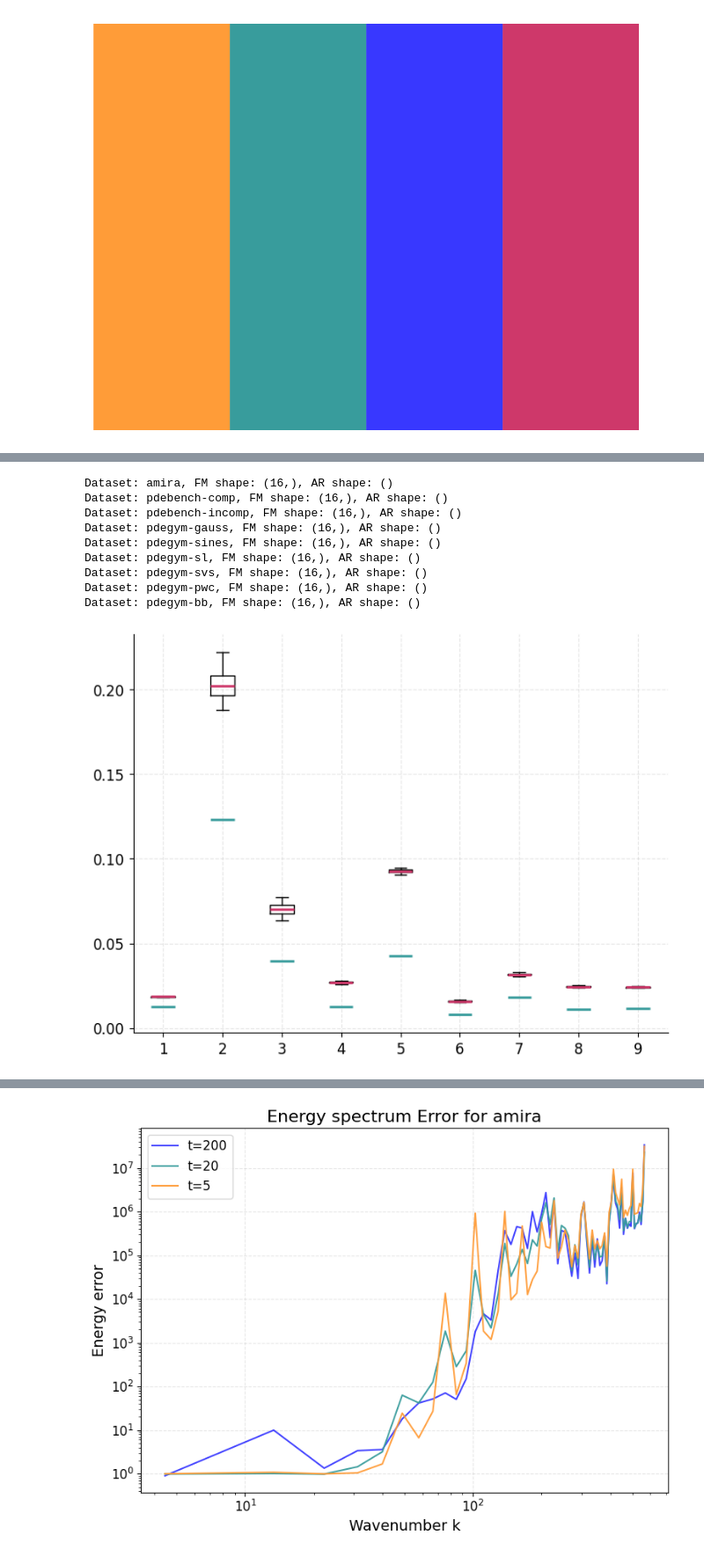
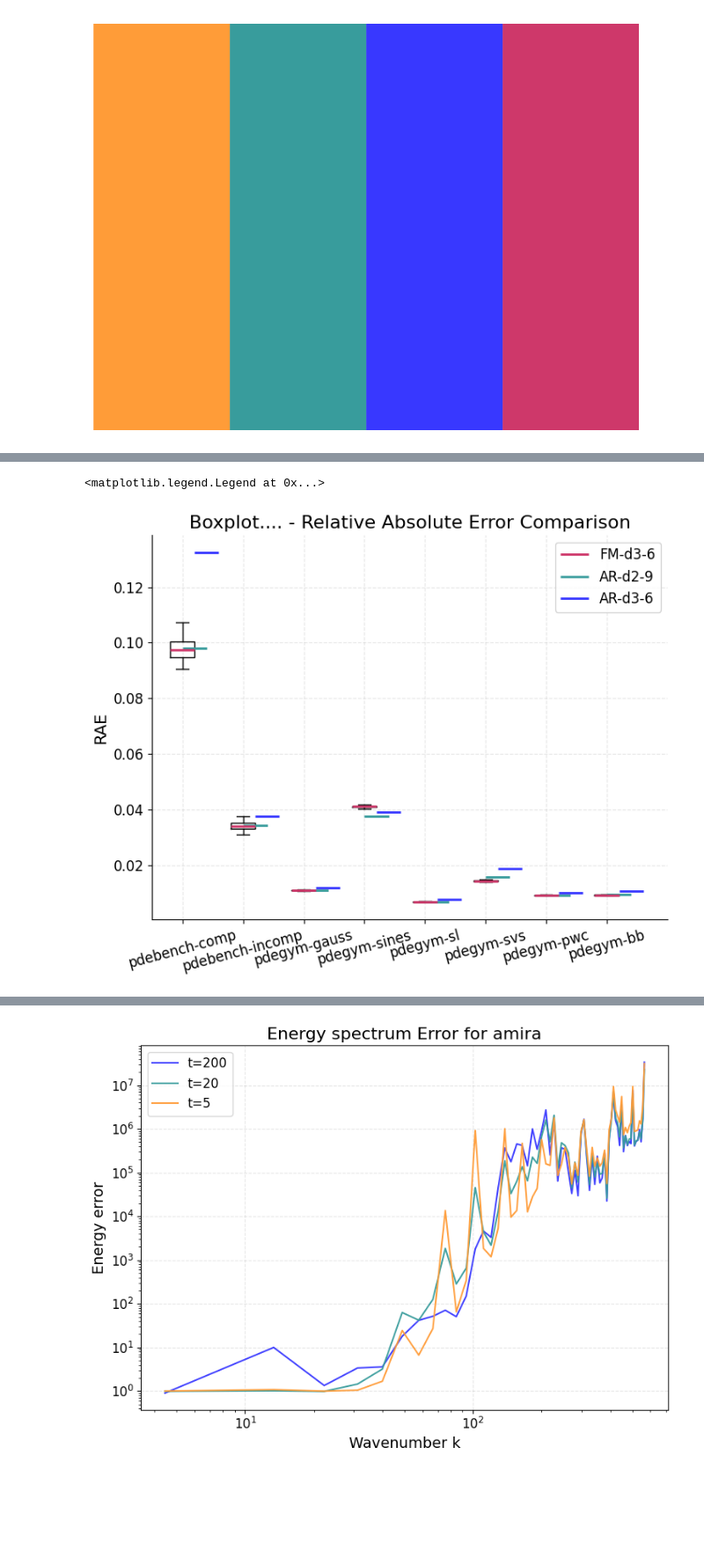
Before and after one commit to tpharmsen/FluidGPT, a Jupyter notebook: src/scripts/graphGeneration.ipynb, the cells around one changed output, grey strips where cells are left out. Shown at 88% size. Drawn from its saved outputs; the diff is of its cells as text; code cells hidden in the pictures; blank space fills up the shorter version.

```diff
--- a/src/scripts/graphGeneration.ipynb
+++ b/src/scripts/graphGeneration.ipynb
@@ -46,10 +46,7 @@ plt.close()
 # %% [output]
 [figure]
 # %%
-#file_path = "fm/fm-val-b200/ms_error/individual_rollout_rae_pdebench-incomp.json"
-file_path = "old_data/fm/fm-val-b200/ms_error/individual_rollout_rae_pdebench-comp.json"
-#file_path = "fm/fm-val-b200/ms_error/individual_rollout_rae_amira.json"
-# print all files in the directory
+file_path = "../../../FluidGPT_validation/temp_data/fm_test/ms_error/"
 directory = os.path.dirname(file_path)
 for filename in os.listdir(directory):
     if filename.startswith("individual") and not filename.endswith("amira.json") and not filename.endswith("incomp.json"):
@@ -69,52 +82,73 @@ FileNotFoundError: [Errno 2] No such file or directory: 'old_data/fm/fm-val-b200
 # %%
-base_path_ar = "../../../FluidGPT_validation/temp_data/val-ar-tiny/ss_error/"
-base_path_fm = "../../../FluidGPT_validation/old_data/fm/fm-val-b200/ss_error/"
+base_path_ar = "../../../FluidGPT_validation/final_data/MTT/ar-d2-9/ss_error/"
+base_path_ar2 = "../../../FluidGPT_validation/final_data/MTT/ar-d3-6/ss_error/"
+#base_path_fm = "../../../FluidGPT_validation/old_data/fm/fm-val-b200/ss_error/"
+base_path_fm = "../../../FluidGPT_validation/temp_data/fm_test/ss_error/"
 error_type = "rae"  # or "rrmse"
+error_type_str = {"rae": "Relative Absolute Error", "rrmse": "Relative Root Mean Square Error"}
 list_avg_ar = []
+list_avg_ar2 = []
 list_fm_data = []
+box_width = 0.4
+offset = 0.2
 
 for dataset_name in ["amira", "pdebench-comp", "pdebench-incomp", "pdegym-gauss", "pdegym-sines", "pdegym-sl", "pdegym-svs", "pdegym-pwc", "pdegym-bb"]:
+    if dataset_name == "amira":
+        continue
     filename_ar = f"{base_path_ar}individual_{error_type}_{dataset_name}.json"
+    filename_ar2 = f"{base_path_ar2}individual_{error_type}_{dataset_name}.json"
     filename_fm = f"{base_path_fm}individual_{error_type}_{dataset_name}.json"
 
+    with open(filename_ar, "r") as f:
+        data_ar = np.array(json.load(f))
+    with open(filename_ar2, "r") as f:
+        data_ar2 = np.array(json.load(f))
     with open(filename_fm, "r") as f:
         data_fm = np.array(json.load(f))
-    with open(filename_ar, "r") as f:
-        data_ar = np.array(json.load(f))
 
+    #data_ar = np.sort(data_ar)
+    #data_ar2 = np.sort(data_ar2)
     data_fm = np.sort(data_fm)
-    data_ar = np.sort(data_ar)
     avg_ar = np.mean(data_ar, axis=0)
+    avg_ar2 = np.mean(data_ar2, axis=0)
     avg_fm = np.mean(data_fm, axis=0)
-    print(f"Dataset: {dataset_name}, FM shape: {avg_fm.shape}, AR shape: {avg_ar.shape}")
+    #print(f"Dataset: {dataset_name}, FM shape: {avg_fm.shape}, AR shape: {avg_ar.shape}")
     list_avg_ar.append(avg_ar)
+    list_avg_ar2.append(avg_ar2)
     list_fm_data.append(avg_fm)
 
 fig, ax = plt.subplots()
-bp = ax.boxplot(list_fm_data, widths=0.4)
+bp = ax.boxplot(list_fm_data, widths=box_width, label="FM-d3-6")
 for i, item in enumerate(list_avg_ar):
     x_center = i + 1
-    box_width = 0.4  # default matplotlib box width
-
     y_ref = item
     ax.hlines(
         y=y_ref,
-        xmin=x_center - box_width / 2,
-        xmax=x_center + box_width / 2,
+        xmin=x_center - box_width / 2 + offset,
+        xmax=x_center + box_width / 2 + offset,
         linewidth=2,
-        color=colors[1]
+        color=colors[1],
+        label="AR-d2-9" if i == 0 else None
+    )
+for i, item in enumerate(list_avg_ar2):
+    x_center = i + 1
+    y_ref = item
+    ax.hlines(
+        y=y_ref,
+        xmin=x_center - box_width / 2 + 2* offset,
+        xmax=x_center + box_width / 2 + 2* offset,
+        linewidth=2,
+        color=colors[2],
+        label="AR-d3-6" if i == 0 else None
     )
 for median in bp["medians"]:
     median.set(color=colors[3], linewidth=2)
+# put the datasetname at the x-axis
+ax.set_xticklabels(["pdebench-comp", "pdebench-incomp", "pdegym-gauss", "pdegym-sines", "pdegym-sl", "pdegym-svs", "pdegym-pwc", "pdegym-bb"], rotation=15)
+ax.set_ylabel(f"{error_type.upper()}")
+ax.set_title(f"Boxplot.... - {error_type_str[error_type]} Comparison")
+ax.legend()
 # %% [output]
-Dataset: amira, FM shape: (16,), AR shape: ()
-Dataset: pdebench-comp, FM shape: (16,), AR shape: ()
-Dataset: pdebench-incomp, FM shape: (16,), AR shape: ()
-Dataset: pdegym-gauss, FM shape: (16,), AR shape: ()
-Dataset: pdegym-sines, FM shape: (16,), AR shape: ()
-Dataset: pdegym-sl, FM shape: (16,), AR shape: ()
-Dataset: pdegym-svs, FM shape: (16,), AR shape: ()
-Dataset: pdegym-pwc, FM shape: (16,), AR shape: ()
-Dataset: pdegym-bb, FM shape: (16,), AR shape: ()
+<matplotlib.legend.Legend at 0x...>
-[figure, old version]
+[figure, new version]
 # %%
```
Also changed, not shown: parts of 2 cells of this notebook.
